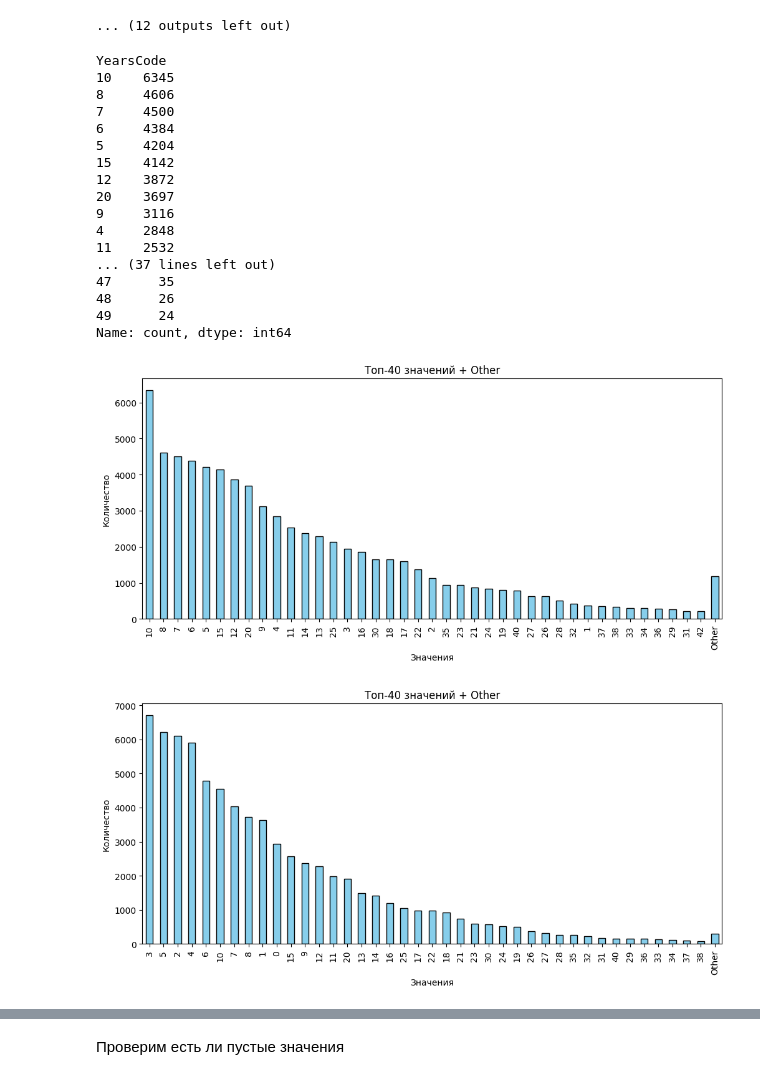
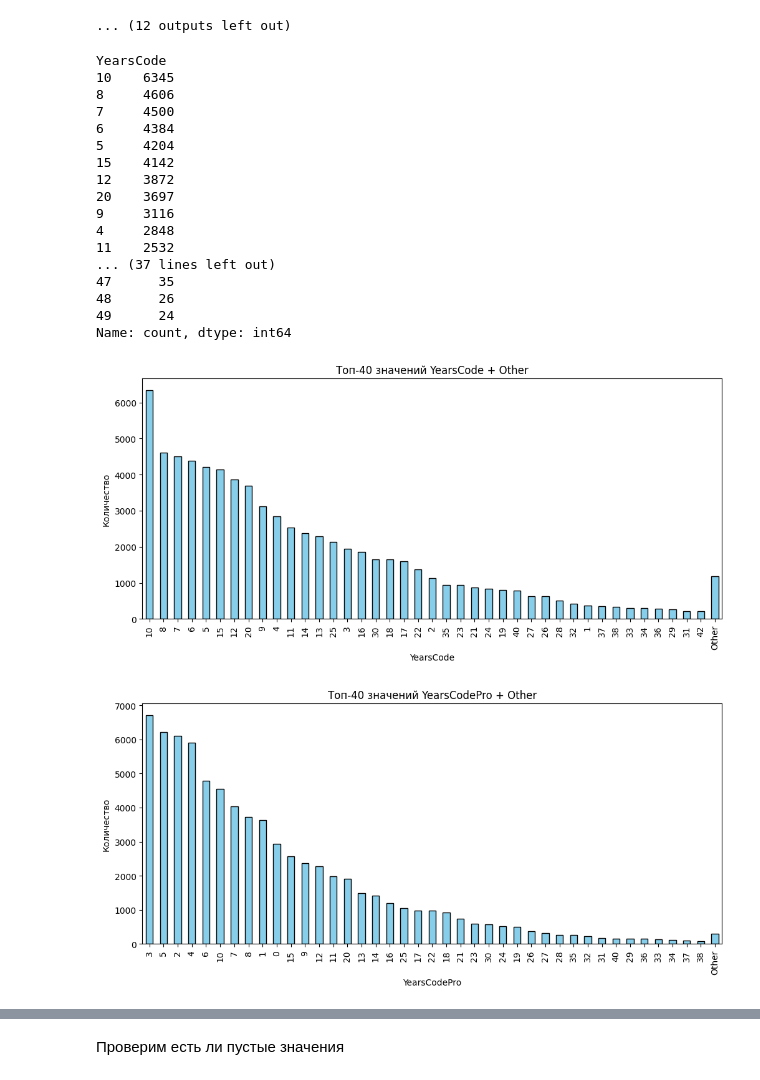
Before and after one commit to Den9p/MO_2, a Jupyter notebook: vers2.ipynb, the cells around one changed output, grey strips where cells are left out. Cells and saved outputs as stored; diff of their text form; code cells hidden in the pictures.

```diff
--- a/vers2.ipynb
+++ b/vers2.ipynb
@@ -197,9 +204,9 @@ top_values = pd.concat([top_values, pd.Series({'Other': other_sum})])
 
 plt.figure(figsize=(12, 5))
 top_values.plot(kind='bar', color='skyblue', edgecolor='black')
-plt.xlabel('Значения')
+plt.xlabel('YearsCode')
 plt.ylabel('Количество')
-plt.title(f'Топ-{top_n} значений + Other')
+plt.title(f'Топ-{top_n} значений YearsCode + Other')
 plt.xticks(rotation=90)
 plt.show()
 # %% [output]
@@ -220,25 +227,25 @@ YearsCode
 48      26
 49      24
 Name: count, dtype: int64
-[figure, old version]
+[figure, new version]
 # %%
 value_counts = df['YearsCodePro'].value_counts()
 
 top_n = 40
 top_values = value_counts.nlargest(top_n)
 other_sum = value_counts.iloc[top_n:].sum()
 
 top_values = pd.concat([top_values, pd.Series({'Other': other_sum})])
 
 plt.figure(figsize=(12, 5))
 top_values.plot(kind='bar', color='skyblue', edgecolor='black')
-plt.xlabel('Значения')
+plt.xlabel('YearsCodePro')
 plt.ylabel('Количество')
-plt.title(f'Топ-{top_n} значений + Other')
+plt.title(f'Топ-{top_n} значений YearsCodePro + Other')
 plt.xticks(rotation=90)
 plt.show()
 # %% [output]
-[figure, old version]
+[figure, new version]
 # %%
 value_counts = df['Country'].value_counts()
 
```
Also changed, not shown: parts of 22 cells of this notebook.
